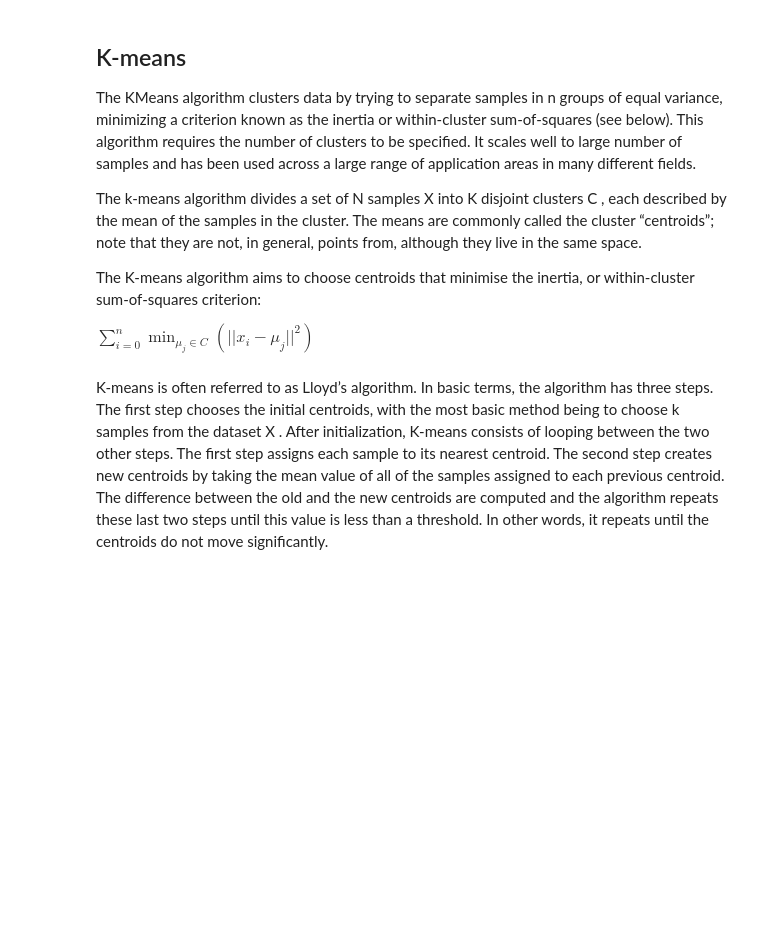
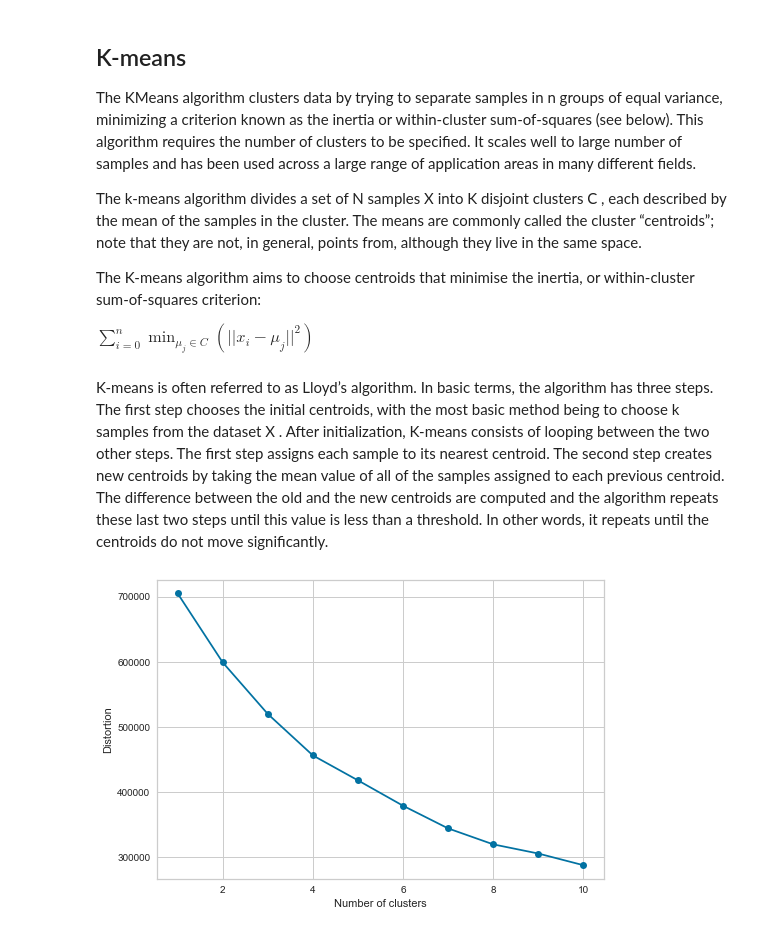
Before and after one commit to MaaniBeigy/mywrench, a Jupyter notebook: notebooks/K-means-Example.ipynb, the cells around one changed output. Saved outputs shown, nothing was run; the diff lists cells and outputs as text; code cells hidden in the pictures; blank space fills up the shorter version.

Commit message:
Making NoteBook for K-means % PCA

```diff
--- a/notebooks/K-means-Example.ipynb
+++ b/notebooks/K-means-Example.ipynb
@@ -15,0 +27,43 @@ K-means is often referred to as Lloyd’s algorithm. In basic terms, the algorit
+# %%
+url = 'https://gist.githubusercontent.com/MaaniBeigy/3f55fcc77551b9c2218a9bf19e800f47/raw/8affb3ae2c9fe1725878b0cdc43dfb8da31ba164/df_total.csv'
+df = pd.read_csv(url,index_col=None)
+
+df["Temperature"] = StandardScaler().fit_transform(df[["Temperature"]])
+df["GSR"] = StandardScaler().fit_transform(df[["GSR"]])
+df["EOG1"] = StandardScaler().fit_transform(df[["EOG1"]])
+df["EOG2"] = StandardScaler().fit_transform(df[["EOG2"]])
+df["EEG1"] = StandardScaler().fit_transform(df[["EEG1"]])
+df["EEG2"] = StandardScaler().fit_transform(df[["EEG2"]])
+df["RED_RAW"] = StandardScaler().fit_transform(df[["RED_RAW"]])
+df["IR_RAW"] = StandardScaler().fit_transform(df[["IR_RAW"]])
+df["Arousal"] = StandardScaler().fit_transform(df[["Arousal"]])
+df["Dominance"] = StandardScaler().fit_transform(df[["Dominance"]])
+df["Valence"] = StandardScaler().fit_transform(df[["Valence"]])
+
+x = df[[
+        'Temperature', 'GSR', 'EOG1', 'EOG2', 'EEG1', 'EEG2', 'RED_RAW',
+       'IR_RAW','Arousal','Dominance','Valence']].to_numpy()
+
+X_train, X_test = train_test_split(x, test_size=0.5, random_state=1)
+# %%
+#ELBOW MET 1 :
+
+distortions = []
+for i in range(1, 11):
+    km = KMeans(
+        n_clusters=i, init='k-means++',
+        n_init=10, max_iter=300,
+        tol=1e-04, random_state=0
+    )
+    km.fit(x)
+    distortions.append(km.inertia_)
+
+# plot
+plt.plot(range(1, 11), distortions, marker='o')
+plt.xlabel('Number of clusters')
+plt.ylabel('Distortion')
+plt.show()
+
+# The number of clusters is 4 USING Elbow-Met
+# %% [output]
+[figure, added]
```
Also changed, not shown: parts of 7 cells of this notebook.
